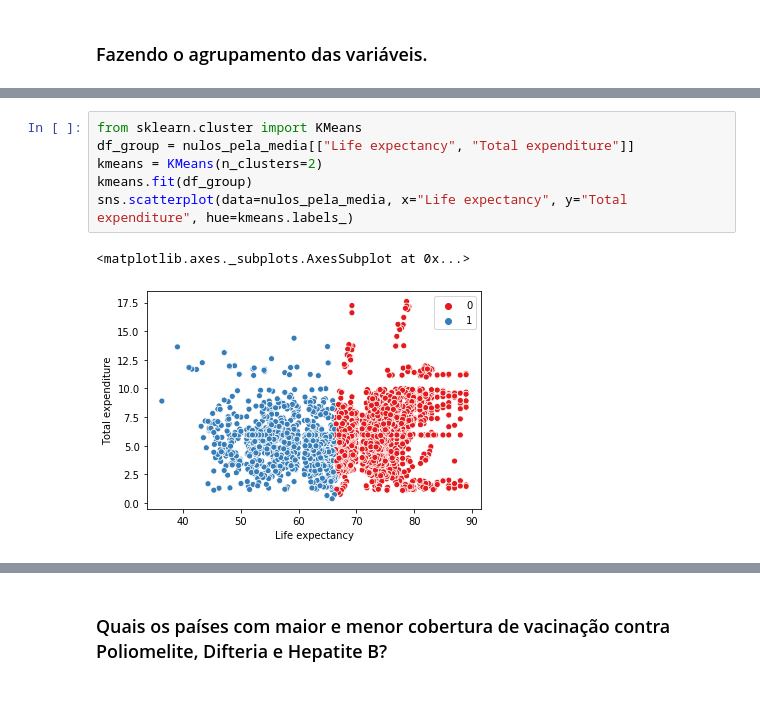
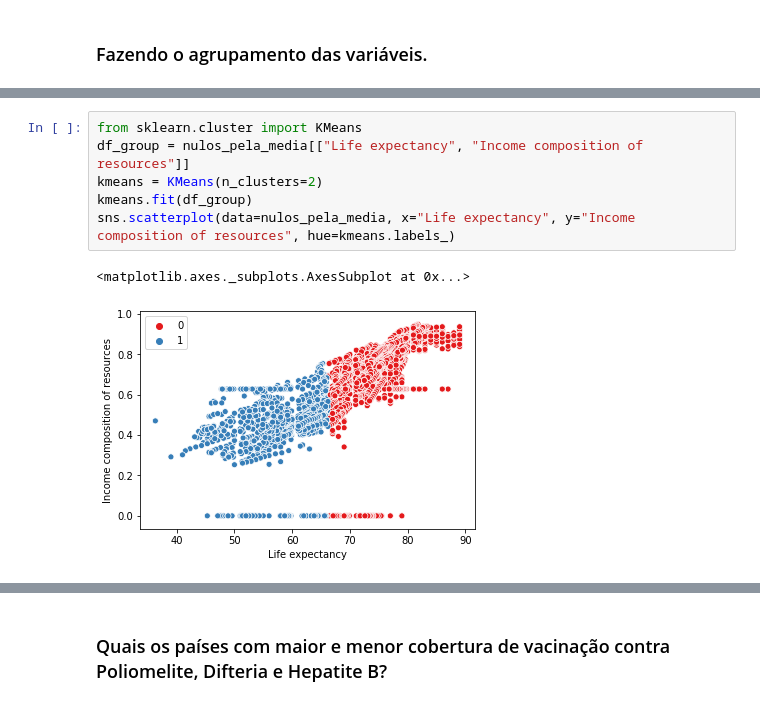
Before and after one commit to Vlarck/ICD, a Jupyter notebook: Projeto/Projeto_final.ipynb, the cells around one changed output, grey strips where cells are left out. Drawn from its saved outputs; the diff is of its cells as text.

```diff
--- a/Projeto/Projeto_final.ipynb
+++ b/Projeto/Projeto_final.ipynb
@@ -257,9 +281,9 @@ sns.scatterplot(data=nulos_pela_media, x="Life expectancy", y="Total expenditure
 # %%
 from sklearn.cluster import KMeans
-df_group = nulos_pela_media[["Life expectancy", "Total expenditure"]]
+df_group = nulos_pela_media[["Life expectancy", "Income composition of resources"]]
 kmeans = KMeans(n_clusters=2)
 kmeans.fit(df_group)
-sns.scatterplot(data=nulos_pela_media, x="Life expectancy", y="Total expenditure", hue=kmeans.labels_)
+sns.scatterplot(data=nulos_pela_media, x="Life expectancy", y="Income composition of resources", hue=kmeans.labels_)
 # %% [output]
 <matplotlib.axes._subplots.AxesSubplot at 0x...>
-[figure, old version]
+[figure, new version]
```
Also changed, not shown: parts of 22 cells of this notebook.
